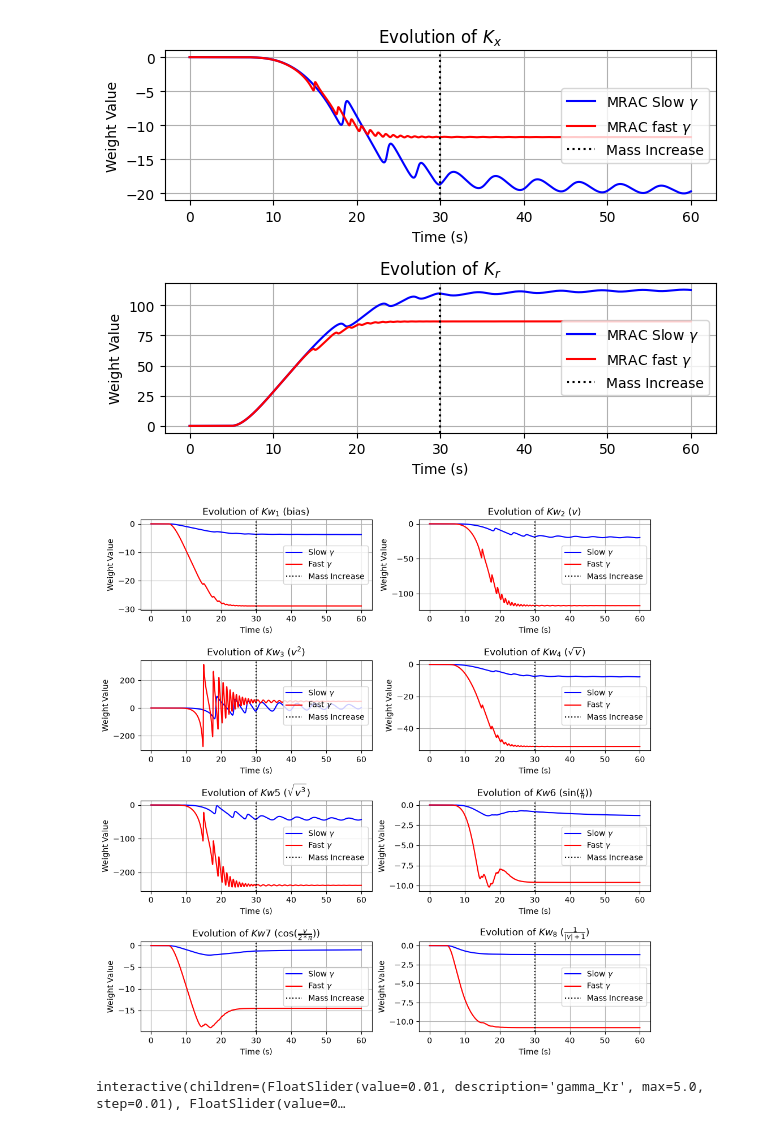
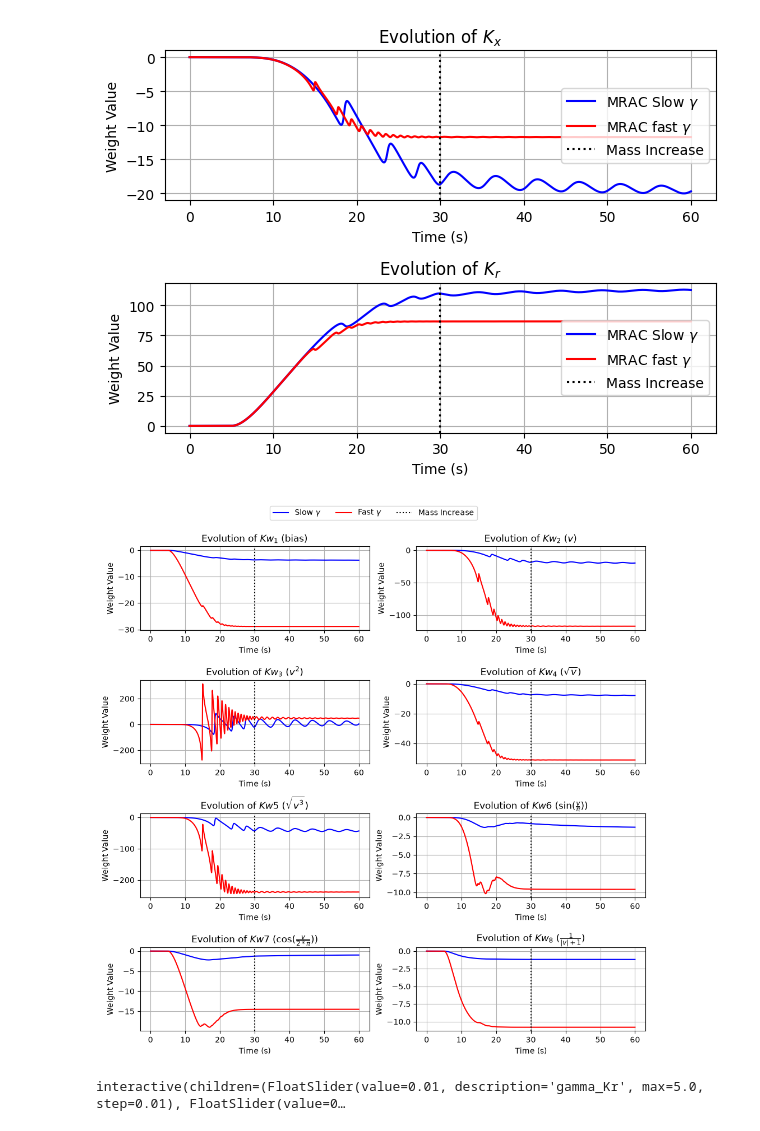
Before and after one commit to Mrjarkos/MRAC_Tutorial, a Jupyter notebook: 02_MRAC_meets_Lyapunov.ipynb, the cells around one changed output. Saved outputs shown, nothing was run; the diff lists cells and outputs as text; code cells hidden in the pictures.

```diff
--- a/02_MRAC_meets_Lyapunov.ipynb
+++ b/02_MRAC_meets_Lyapunov.ipynb
@@ -668,7 +668,6 @@ plt.axvline(x=disturbance_time, color='k', linestyle=':', label='Mass Increase')
 plt.title(r'Evolution of $Kw_1$ (bias)')
 plt.ylabel('Weight Value')
 plt.xlabel('Time (s)')
-plt.legend(loc=7)
 plt.grid()
 
 plt.subplot(4, 2, 2)
@@ -678,7 +677,6 @@ plt.axvline(x=disturbance_time, color='k', linestyle=':', label='Mass Increase')
 plt.title(r'Evolution of $Kw_2$ ($v$)')
 plt.ylabel('Weight Value')
 plt.xlabel('Time (s)')
-plt.legend(loc=7)
 plt.grid()
 
 plt.subplot(4, 2, 3)
@@ -688,7 +686,6 @@ plt.axvline(x=disturbance_time, color='k', linestyle=':', label='Mass Increase')
 plt.title(r'Evolution of $Kw_3$ ($v^2$)')
 plt.ylabel('Weight Value')
 plt.xlabel('Time (s)')
-plt.legend(loc=7)
 plt.grid()
 
 plt.subplot(4, 2, 4)
@@ -698,7 +695,6 @@ plt.axvline(x=disturbance_time, color='k', linestyle=':', label='Mass Increase')
 plt.title(r'Evolution of $Kw_4$ ($\sqrt{v}$)')
 plt.ylabel('Weight Value')
 plt.xlabel('Time (s)')
-plt.legend(loc=7)
 plt.grid()
 
 plt.subplot(4, 2, 5)
@@ -708,43 +704,43 @@ plt.axvline(x=disturbance_time, color='k', linestyle=':', label='Mass Increase')
 plt.title(r'Evolution of $Kw5$ ($\sqrt{v^3}$)')
 plt.ylabel('Weight Value')
 plt.xlabel('Time (s)')
-plt.legend(loc=7)
 plt.grid()
 
 plt.subplot(4, 2, 6)
 plt.plot(t, hist_time_varying_slow['Kw6'], 'b', label=r'Slow $\gamma$')
 plt.plot(t, hist_time_varying_fast['Kw6'], 'r', label=r'Fast $\gamma$')
 plt.axvline(x=disturbance_time, color='k', linestyle=':', label='Mass Increase')
 plt.title(r'Evolution of $Kw6$ ($\sin(\frac{v}{\pi})$)')
 plt.ylabel('Weight Value')
 plt.xlabel('Time (s)')
-plt.legend(loc=7)
 plt.grid()
 
 plt.subplot(4, 2, 7)
 plt.plot(t, hist_time_varying_slow['Kw7'], 'b', label=r'Slow $\gamma$')
 plt.plot(t, hist_time_varying_fast['Kw7'], 'r', label=r'Fast $\gamma$')
 plt.axvline(x=disturbance_time, color='k', linestyle=':', label='Mass Increase')
 plt.title(r'Evolution of $Kw7$ ($\cos(\frac{v}{2*\pi})$)')
 plt.ylabel('Weight Value')
 plt.xlabel('Time (s)')
-plt.legend(loc=7)
 plt.grid()
 
 plt.subplot(4, 2, 8)
 plt.plot(t, hist_time_varying_slow['Kw8'], 'b', label=r'Slow $\gamma$')
 plt.plot(t, hist_time_varying_fast['Kw8'], 'r', label=r'Fast $\gamma$')
 plt.axvline(x=disturbance_time, color='k', linestyle=':', label='Mass Increase')
 plt.title(r'Evolution of $Kw_8$ ($\frac{1}{|v|+1}$)')
 plt.ylabel('Weight Value')
 plt.xlabel('Time (s)')
-plt.legend(loc=7)
 plt.grid()
 
-plt.tight_layout()
+# One shared legend above the panels (the three entries are the same in all eight panels)
+legend_handles, legend_names = plt.gcf().axes[0].get_legend_handles_labels()
+plt.figlegend(legend_handles, legend_names, loc='upper center', ncol=3)
+
+plt.tight_layout(rect=(0, 0, 1, 0.96))
 plt.show()
 # %% [output]
-[figure, old version]
+[figure, new version]
 # %%
 %matplotlib widget
 from ipywidgets import interact, FloatSlider
```
Also changed, not shown: parts of 2 cells of this notebook, 3 other files.
